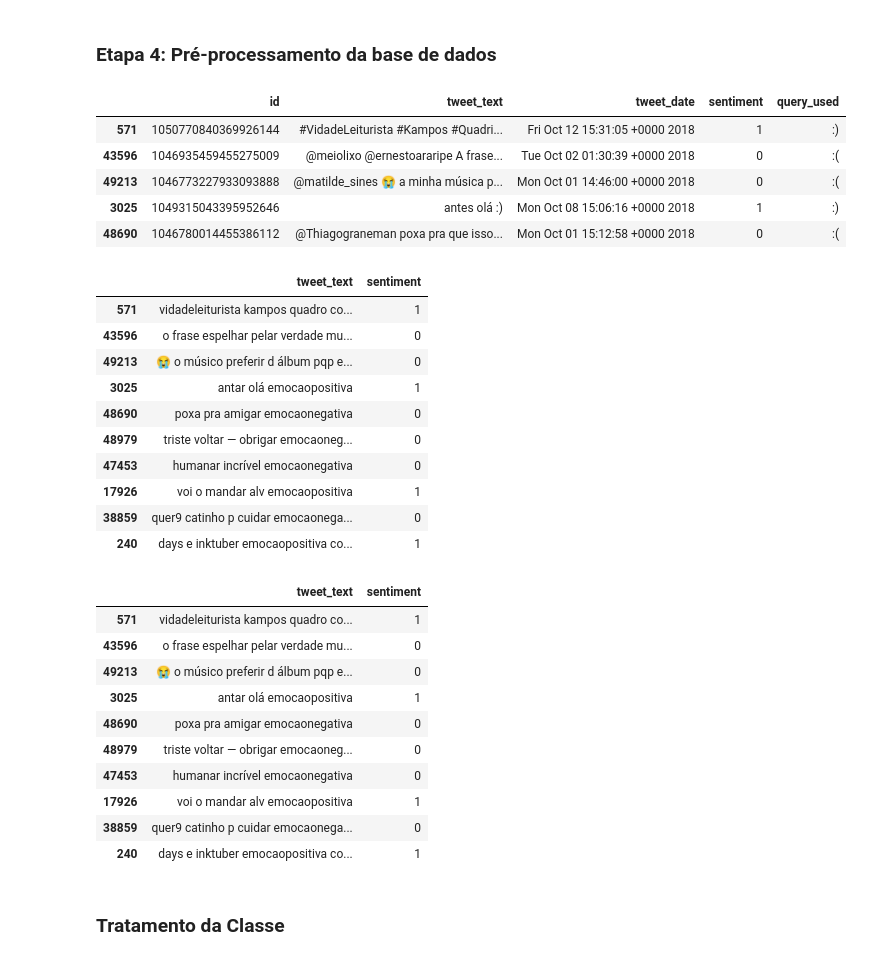
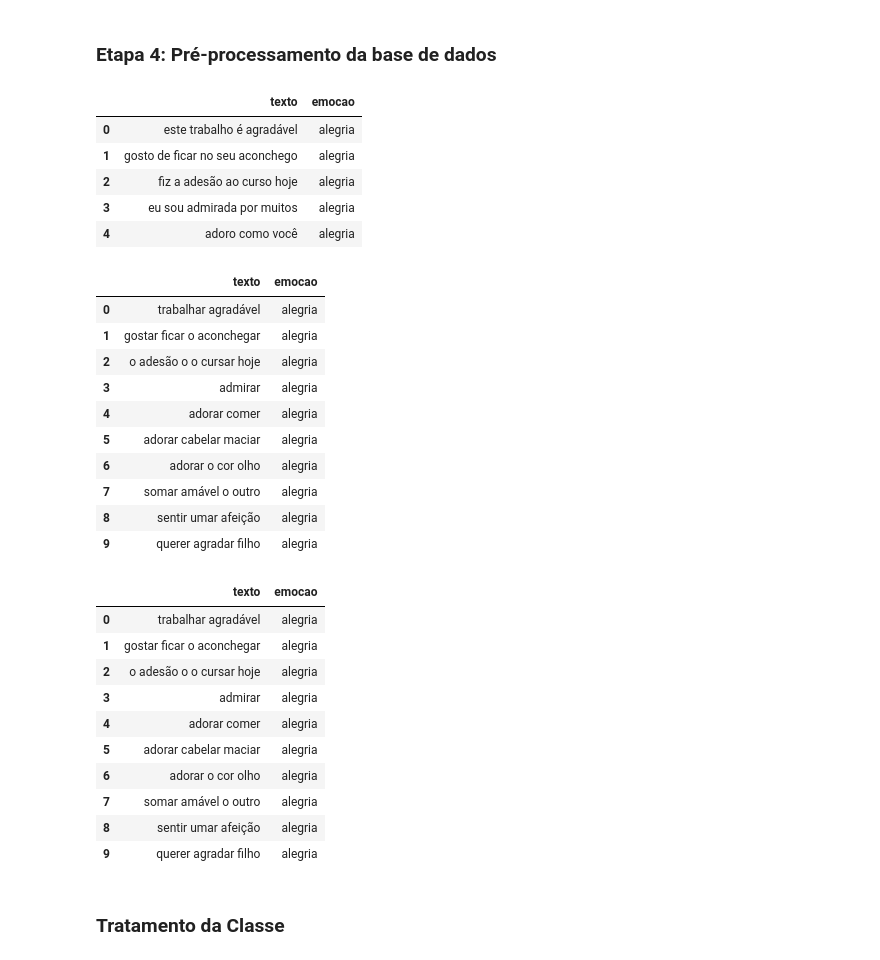
Before and after one commit to Joao-Inacio/IA_e_Machine_Learning, a Jupyter notebook: 1.2-Processamento_de_Linguagem_Natural/Classificacao_Texto_Twitter.ipynb, the cells around one changed output. Drawn from its saved outputs; the diff is of its cells as text; code cells hidden in the pictures.

```diff
--- a/1.2-Processamento_de_Linguagem_Natural/Classificacao_Texto_Twitter.ipynb
+++ b/1.2-Processamento_de_Linguagem_Natural/Classificacao_Texto_Twitter.ipynb
@@ -18,6 +18,6 @@ spacy.__version__
 ### Etapa 2: Carregamento da Base de dados
 # %%
 # dados
-bd = pd.read_csv('./data/Train50.csv', sep=';')
+bd = pd.read_csv('./data/base_treinamento.txt', encoding='utf8')
 bd.head()
 # %% [output]
@@ -35,4 +34,0 @@ bd.shape
-# %%
-# Diminuído a base de dados com Amostragem Aleatória Simples
-bd = bd.sample(n=5000)
-bd.shape
@@ -132,48 +120,44 @@ bd_test.shape
 # Limpeza de dado
 bd.head()
 # %% [output]
-|  | id | tweet_text | tweet_date | sentiment | query_used |
-| 571 | 1050770840369926144 | #VidadeLeiturista #Kampos #Quadri... | Fri Oct 12 15:31:05 +0000 2018 | 1 | :) |
-| 43596 | 1046935459455275009 | @meiolixo @ernestoararipe A frase... | Tue Oct 02 01:30:39 +0000 2018 | 0 | :( |
-| 49213 | 1046773227933093888 | @matilde_sines 😭 a minha música p... | Mon Oct 01 14:46:00 +0000 2018 | 0 | :( |
-| 3025 | 1049315043395952646 | antes olá :) | Mon Oct 08 15:06:16 +0000 2018 | 1 | :) |
-| 48690 | 1046780014455386112 | @Thiagograneman poxa pra que isso... | Mon Oct 01 15:12:58 +0000 2018 | 0 | :( |
+|  | texto | emocao |
+| 0 | este trabalho é agradável | alegria |
+| 1 | gosto de ficar no seu aconchego | alegria |
+| 2 | fiz a adesão ao curso hoje | alegria |
+| 3 | eu sou admirada por muitos | alegria |
+| 4 | adoro como você | alegria |
-# %%
-# Eliminando colunas desnecessárias
-bd.drop(['id', 'tweet_date', 'query_used'], axis = 1, inplace=True)
-bd_test.drop(['id', 'tweet_date', 'query_used'], axis = 1, inplace=True)
 # %%
 # Limpeza
-bd['tweet_text'] = bd['tweet_text'].apply(preprocessamento)
+bd['texto'] = bd['texto'].apply(preprocessamento)
 bd.head(10)
 # %% [output]
-|  | tweet_text | sentiment |
-| 571 | vidadeleiturista kampos quadro co... | 1 |
-| 43596 | o frase espelhar pelar verdade mu... | 0 |
-| 49213 | 😭 o músico preferir d álbum pqp e... | 0 |
-| 3025 | antar olá emocaopositiva | 1 |
-| 48690 | poxa pra amigar emocaonegativa | 0 |
-| 48979 | triste voltar — obrigar emocaoneg... | 0 |
-| 47453 | humanar incrível emocaonegativa | 0 |
-| 17926 | voi o mandar alv emocaopositiva | 1 |
-| 38859 | quer9 catinho p cuidar emocaonega... | 0 |
-| 240 | days e inktuber emocaopositiva co... | 1 |
+|  | texto | emocao |
+| 0 | trabalhar agradável | alegria |
+| 1 | gostar ficar o aconchegar | alegria |
+| 2 | o adesão o o cursar hoje | alegria |
+| 3 | admirar | alegria |
+| 4 | adorar comer | alegria |
+| 5 | adorar cabelar maciar | alegria |
+| 6 | adorar o cor olho | alegria |
+| 7 | somar amável o outro | alegria |
+| 8 | sentir umar afeição | alegria |
+| 9 | querer agradar filho | alegria |
 # %%
 # Limpeza da base de teste
-bd_test['tweet_text'] = bd_test['tweet_text'].apply(preprocessamento)
+bd_test['texto'] = bd_test['texto'].apply(preprocessamento)
 bd.head(10)
 # %% [output]
-|  | tweet_text | sentiment |
-| 571 | vidadeleiturista kampos quadro co... | 1 |
-| 43596 | o frase espelhar pelar verdade mu... | 0 |
-| 49213 | 😭 o músico preferir d álbum pqp e... | 0 |
-| 3025 | antar olá emocaopositiva | 1 |
-| 48690 | poxa pra amigar emocaonegativa | 0 |
-| 48979 | triste voltar — obrigar emocaoneg... | 0 |
-| 47453 | humanar incrível emocaonegativa | 0 |
-| 17926 | voi o mandar alv emocaopositiva | 1 |
-| 38859 | quer9 catinho p cuidar emocaonega... | 0 |
-| 240 | days e inktuber emocaopositiva co... | 1 |
+|  | texto | emocao |
+| 0 | trabalhar agradável | alegria |
+| 1 | gostar ficar o aconchegar | alegria |
+| 2 | o adesão o o cursar hoje | alegria |
+| 3 | admirar | alegria |
+| 4 | adorar comer | alegria |
+| 5 | adorar cabelar maciar | alegria |
+| 6 | adorar o cor olho | alegria |
+| 7 | somar amável o outro | alegria |
+| 8 | sentir umar afeição | alegria |
+| 9 | querer agradar filho | alegria |
 # %% [markdown]
 ### Tratamento da Classe
 # %%
```
Also changed, not shown: parts of 22 cells of this notebook, 5 other files.
